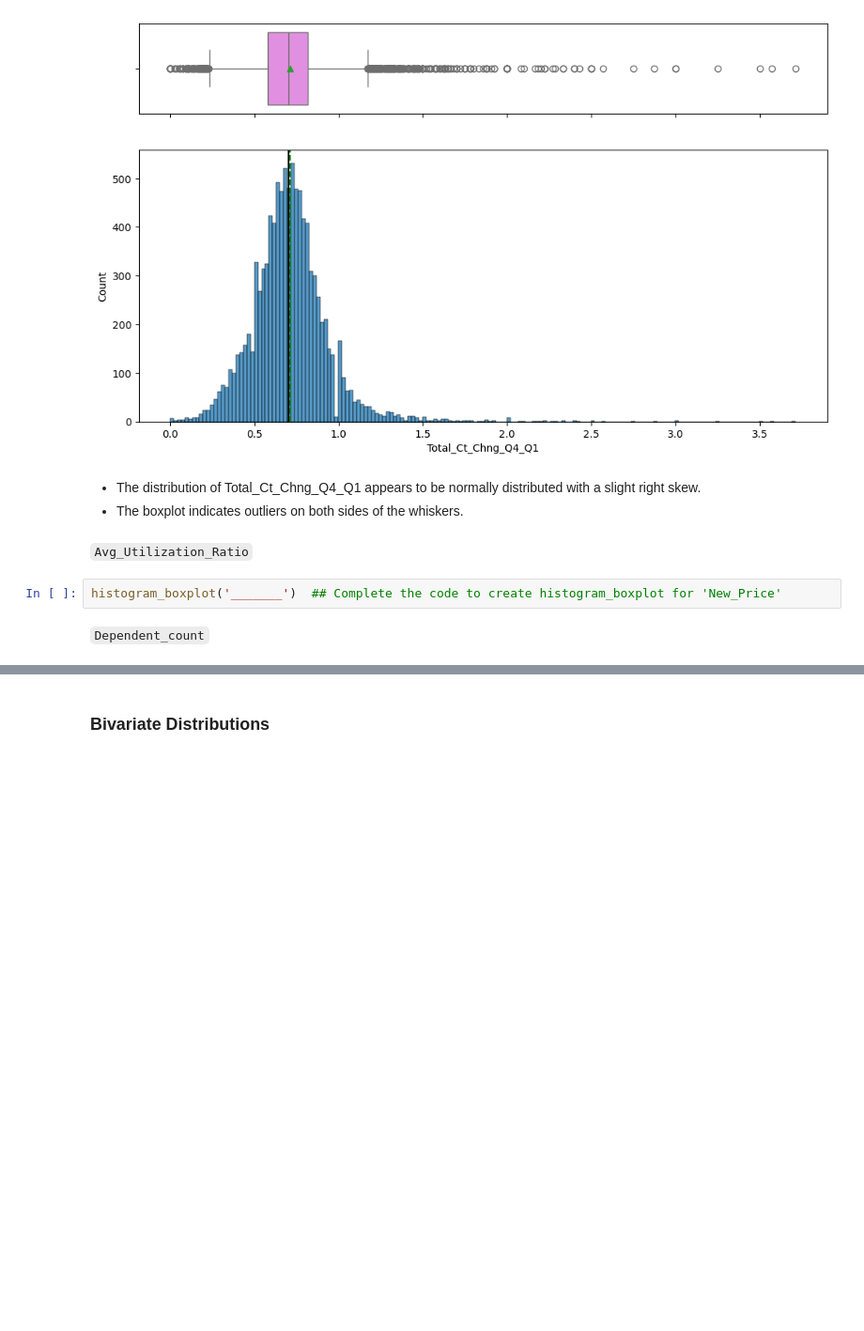
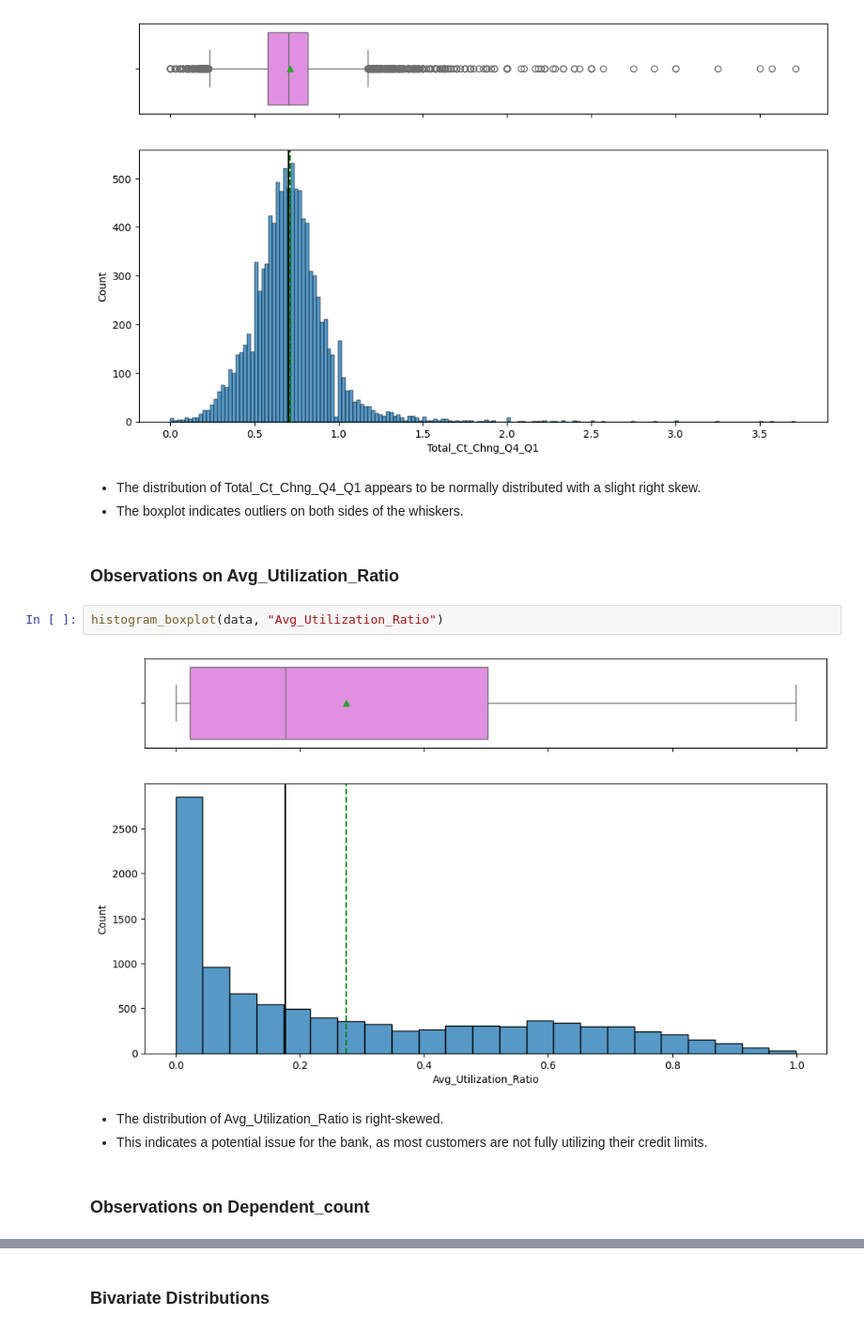
Before and after one commit to aimlalchemists/credit-card-users-churn-prediction, a Jupyter notebook: Credit_Card_Users_Churn_Prediction.ipynb, the cells around one changed output, grey strips where cells are left out. Shown at 94% size. Drawn from its saved outputs; the diff is of its cells as text; blank space fills up the shorter version.

```diff
--- a/Credit_Card_Users_Churn_Prediction.ipynb
+++ b/Credit_Card_Users_Churn_Prediction.ipynb
@@ -651,10 +650,15 @@ histogram_boxplot(data, "Total_Ct_Chng_Q4_Q1")
 - The distribution of Total_Ct_Chng_Q4_Q1 appears to be normally distributed with a slight right skew.
 - The boxplot indicates outliers on both sides of the whiskers.
 # %% [markdown]
-`Avg_Utilization_Ratio`
+### **Observations on Avg_Utilization_Ratio**
 # %%
-histogram_boxplot('_______')  ## Complete the code to create histogram_boxplot for 'New_Price'
+histogram_boxplot(data, "Avg_Utilization_Ratio")
+# %% [output]
+[figure, added]
+# %% [markdown]
+- The distribution of Avg_Utilization_Ratio is right-skewed.
+- This indicates a potential issue for the bank, as most customers are not fully utilizing their credit limits.
 # %% [markdown]
-`Dependent_count`
+### **Observations on Dependent_count**
 # %%
 labeled_barplot(data, "Dependent_count")
```
Also changed, not shown: parts of 98 cells of this notebook.
